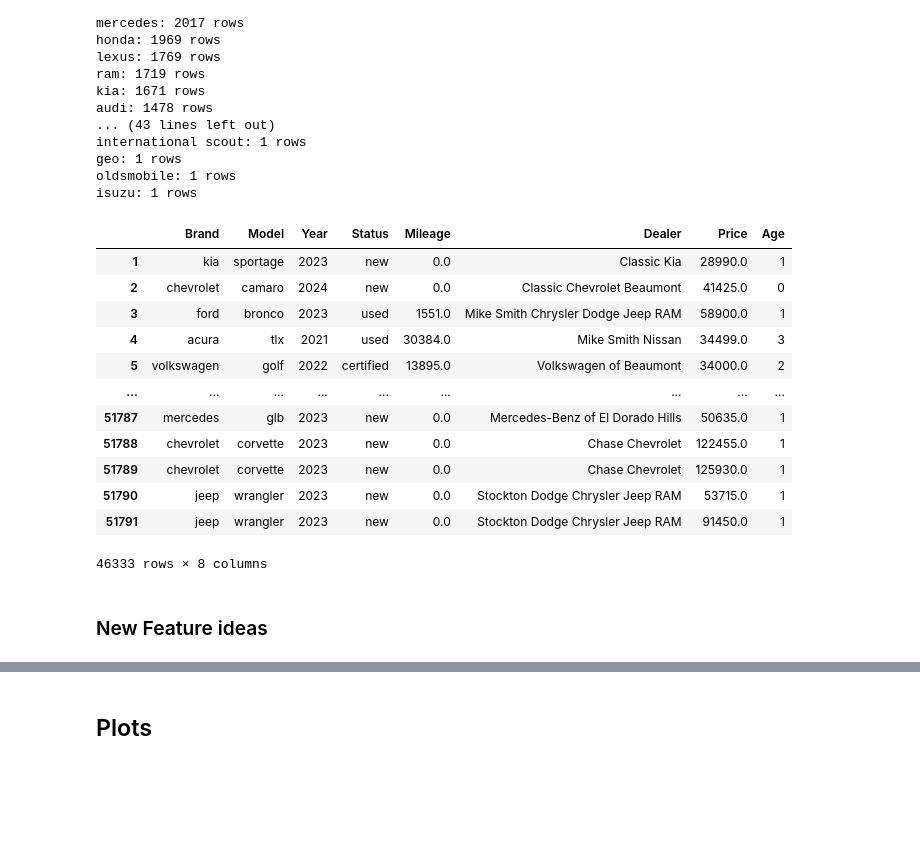
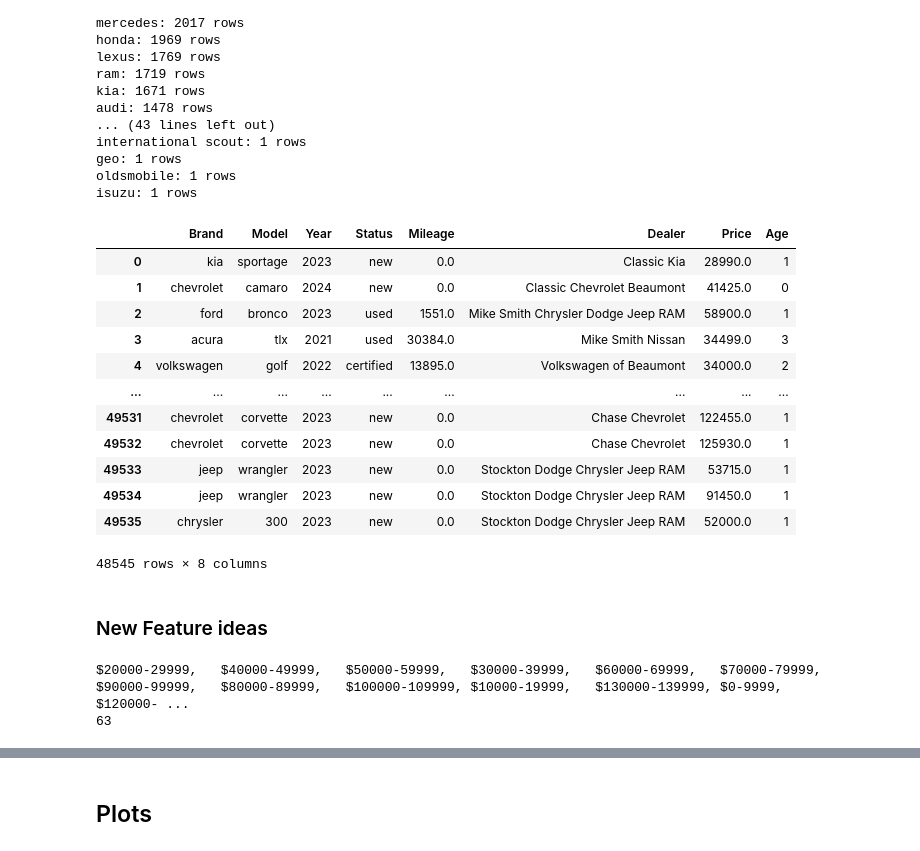
Before and after one commit to BlueOceanWave/ML-584-Project, a Jupyter notebook: analysis.ipynb, the cells around one changed output, grey strips where cells are left out. Drawn from its saved outputs; the diff is of its cells as text; code cells hidden in the pictures; blank space fills up the shorter version.

```diff
--- a/analysis.ipynb
+++ b/analysis.ipynb
@@ -65,14 +73,14 @@ Rows with new status and missing mileage: 28811
 Replace the mileage to `0` of rows with new status and missing mileage then drop the rest NAs.
 # %%
 df.loc[(df['Status'] == 'New') & (df['Mileage'].isna()), 'Mileage'] = 0
-df = df.dropna() # subset = 'Mileage' to only drop NA in column Mileage
+df = df.dropna().reset_index(drop=True) # subset = 'Mileage' to only drop NA in column Mileage
 print(f"Total Rows: {len(df)}")
 # %% [output]
 Total Rows: 50540
 # %% [markdown]
 ### Remove duplicates
 # %%
-df = df.drop_duplicates()
+df = df.drop_duplicates().reset_index(drop=True)
 print(f"Total Rows: {len(df)}")
 # %% [output]
 Total Rows: 49536
@@ -141,28 +149,46 @@ oldsmobile: 1 rows
 isuzu: 1 rows
 # %%
 brand_counts = df['Brand'].value_counts()
-brands_to_remove = brand_counts[brand_counts < 550].index
+brands_to_remove = brand_counts[brand_counts < 200].index
 mask = df['Brand'].isin(brands_to_remove)
 
 # Create a new DataFrame without rows for brands with less than 200 rows
 df_with_features = df[~mask]
 df_with_features
 # %% [output]
 |  | Brand | Model | Year | Status | Mileage | Dealer | Price | Age |
-| 1 | kia | sportage | 2023 | new | 0.0 | Classic Kia | 28990.0 | 1 |
-| 2 | chevrolet | camaro | 2024 | new | 0.0 | Classic Chevrolet Beaumont | 41425.0 | 0 |
-| 3 | ford | bronco | 2023 | used | 1551.0 | Mike Smith Chrysler Dodge Jeep RAM | 58900.0 | 1 |
-| 4 | acura | tlx | 2021 | used | 30384.0 | Mike Smith Nissan | 34499.0 | 3 |
-| 5 | volkswagen | golf | 2022 | certified | 13895.0 | Volkswagen of Beaumont | 34000.0 | 2 |
+| 0 | kia | sportage | 2023 | new | 0.0 | Classic Kia | 28990.0 | 1 |
+| 1 | chevrolet | camaro | 2024 | new | 0.0 | Classic Chevrolet Beaumont | 41425.0 | 0 |
+| 2 | ford | bronco | 2023 | used | 1551.0 | Mike Smith Chrysler Dodge Jeep RAM | 58900.0 | 1 |
+| 3 | acura | tlx | 2021 | used | 30384.0 | Mike Smith Nissan | 34499.0 | 3 |
+| 4 | volkswagen | golf | 2022 | certified | 13895.0 | Volkswagen of Beaumont | 34000.0 | 2 |
 | ... | ... | ... | ... | ... | ... | ... | ... | ... |
-| 51787 | mercedes | glb | 2023 | new | 0.0 | Mercedes-Benz of El Dorado Hills | 50635.0 | 1 |
-| 51788 | chevrolet | corvette | 2023 | new | 0.0 | Chase Chevrolet | 122455.0 | 1 |
-| 51789 | chevrolet | corvette | 2023 | new | 0.0 | Chase Chevrolet | 125930.0 | 1 |
-| 51790 | jeep | wrangler | 2023 | new | 0.0 | Stockton Dodge Chrysler Jeep RAM | 53715.0 | 1 |
-| 51791 | jeep | wrangler | 2023 | new | 0.0 | Stockton Dodge Chrysler Jeep RAM | 91450.0 | 1 |
+| 49531 | chevrolet | corvette | 2023 | new | 0.0 | Chase Chevrolet | 122455.0 | 1 |
+| 49532 | chevrolet | corvette | 2023 | new | 0.0 | Chase Chevrolet | 125930.0 | 1 |
+| 49533 | jeep | wrangler | 2023 | new | 0.0 | Stockton Dodge Chrysler Jeep RAM | 53715.0 | 1 |
+| 49534 | jeep | wrangler | 2023 | new | 0.0 | Stockton Dodge Chrysler Jeep RAM | 91450.0 | 1 |
+| 49535 | chrysler | 300 | 2023 | new | 0.0 | Stockton Dodge Chrysler Jeep RAM | 52000.0 | 1 |
-46333 rows × 8 columns
+48545 rows × 8 columns
 # %% [markdown]
 ### New Feature ideas
+# %%
+# Add feature to label each price range
+
+# Label prices in 10k intervals
+def priceToLabel(price):
+    lower = int(price / 10000)
+    return f'${lower*10000}-{lower*10000+9999}'
+
+df['Price Range'] = df['Price'].apply(priceToLabel)
+
+for price in df['Price Range'].unique():
+    print(price, end=",\t")
+
+print()
+print(len(df['Price Range'].unique()))
+# %% [output]
+$20000-29999,   $40000-49999,   $50000-59999,   $30000-39999,   $60000-69999,   $70000-79999,   $90000-99999,   $80000-89999,   $100000-109999, $10000-19999,   $130000-139999, $0-9999,        $120000- ...
+63
 # %%
 ## dataframe per manufacture
 grouped_by_brand = df_with_features.groupby('Brand')
```
Also changed, not shown: parts of 12 cells of this notebook.
